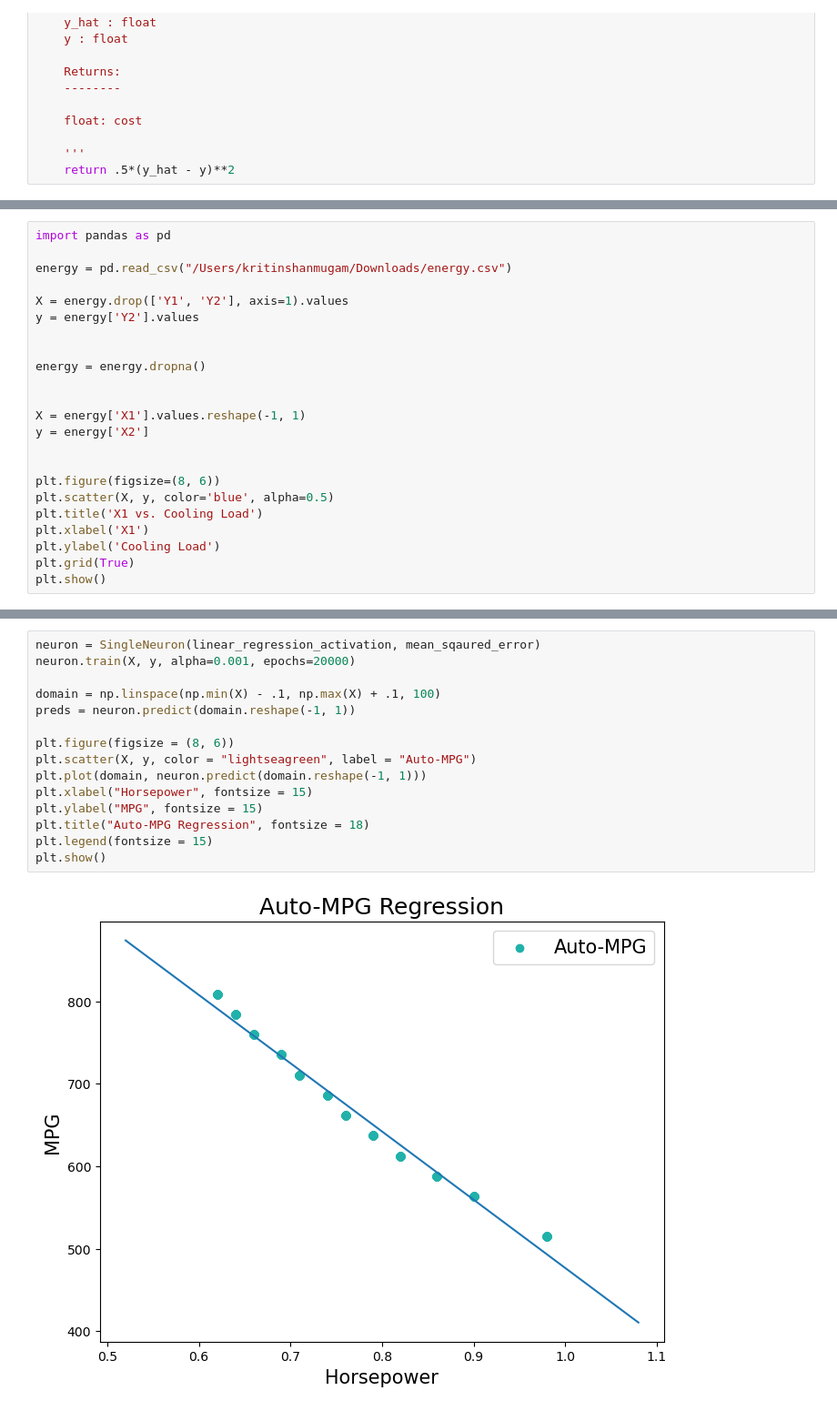
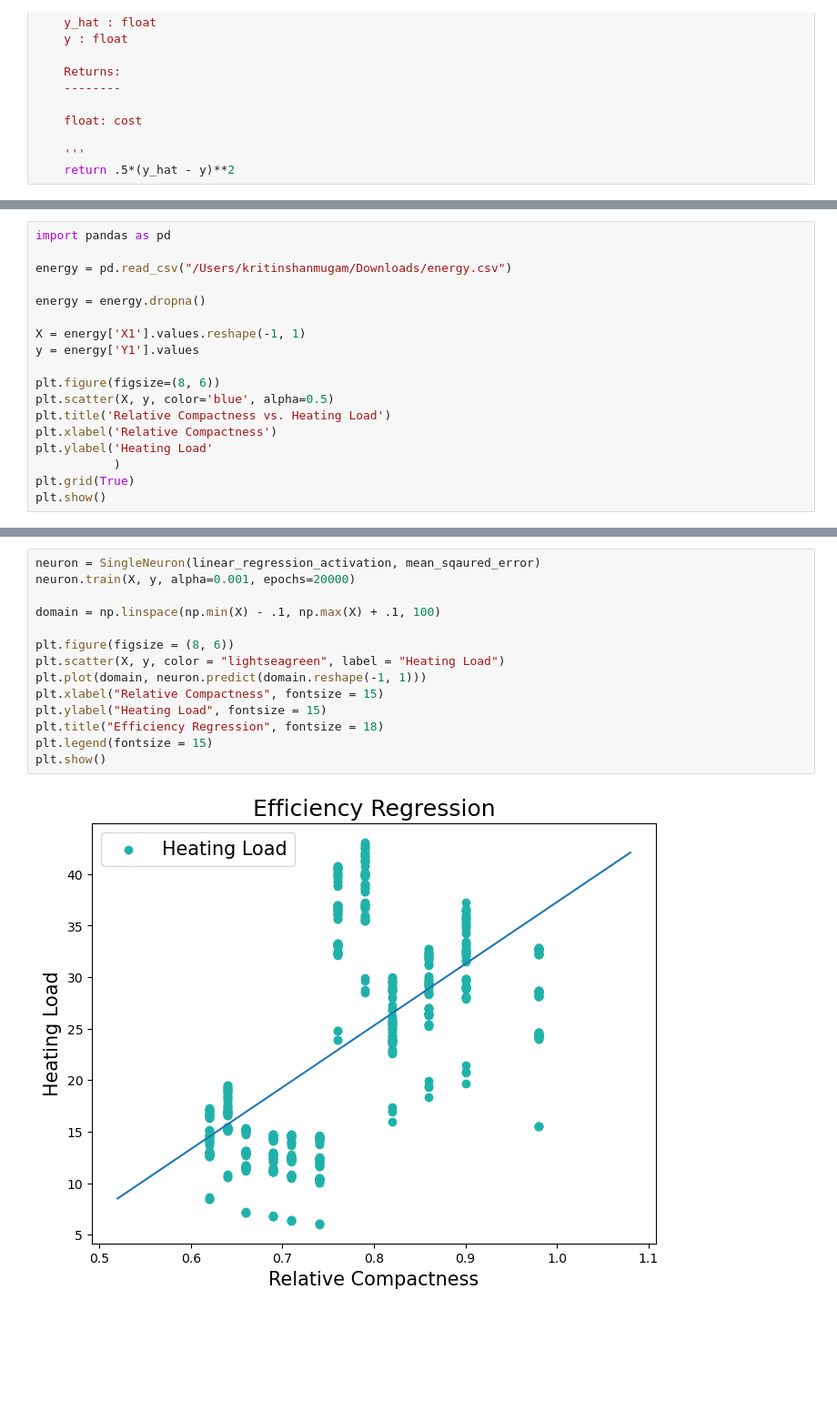
Before and after one commit to kritshan/INDE-577, a Jupyter notebook: Supervised Learning/Linear + Logistic Regression/linear_regression.ipynb, the cells around one changed output, grey strips where cells are left out. Shown at 91% size. Saved outputs shown, nothing was run; the diff lists cells and outputs as text; blank space fills up the shorter version.

```diff
--- a/Supervised Learning/Linear + Logistic Regression/linear_regression.ipynb
+++ b/Supervised Learning/Linear + Logistic Regression/linear_regression.ipynb
@@ -195,22 +195,17 @@ import pandas as pd
 
 energy = pd.read_csv("/Users/kritinshanmugam/Downloads/energy.csv")
 
-X = energy.drop(['Y1', 'Y2'], axis=1).values
-y = energy['Y2'].values
-
-
 energy = energy.dropna()
 
-
 X = energy['X1'].values.reshape(-1, 1)
-y = energy['X2']
-
+y = energy['Y1'].values
 
 plt.figure(figsize=(8, 6))
 plt.scatter(X, y, color='blue', alpha=0.5)
-plt.title('X1 vs. Cooling Load')
-plt.xlabel('X1')
-plt.ylabel('Cooling Load')
+plt.title('Relative Compactness vs. Heating Load')
+plt.xlabel('Relative Compactness')
+plt.ylabel('Heating Load'
+           )
 plt.grid(True)
 plt.show()
 # %% [output]
@@ -220,17 +215,16 @@ As we can see, we would be able to fit a line between horsepower and mpg. Let's
 # %%
 neuron = SingleNeuron(linear_regression_activation, mean_sqaured_error)
 neuron.train(X, y, alpha=0.001, epochs=20000)
 
 domain = np.linspace(np.min(X) - .1, np.max(X) + .1, 100)
-preds = neuron.predict(domain.reshape(-1, 1))
 
 plt.figure(figsize = (8, 6))
-plt.scatter(X, y, color = "lightseagreen", label = "Auto-MPG")
+plt.scatter(X, y, color = "lightseagreen", label = "Heating Load")
 plt.plot(domain, neuron.predict(domain.reshape(-1, 1)))
-plt.xlabel("Horsepower", fontsize = 15)
-plt.ylabel("MPG", fontsize = 15)
-plt.title("Auto-MPG Regression", fontsize = 18)
+plt.xlabel("Relative Compactness", fontsize = 15)
+plt.ylabel("Heating Load", fontsize = 15)
+plt.title("Efficiency Regression", fontsize = 18)
 plt.legend(fontsize = 15)
 plt.show()
 # %% [output]
-[figure, old version]
+[figure, new version]
```
Also changed, not shown: parts of 11 cells of this notebook.
